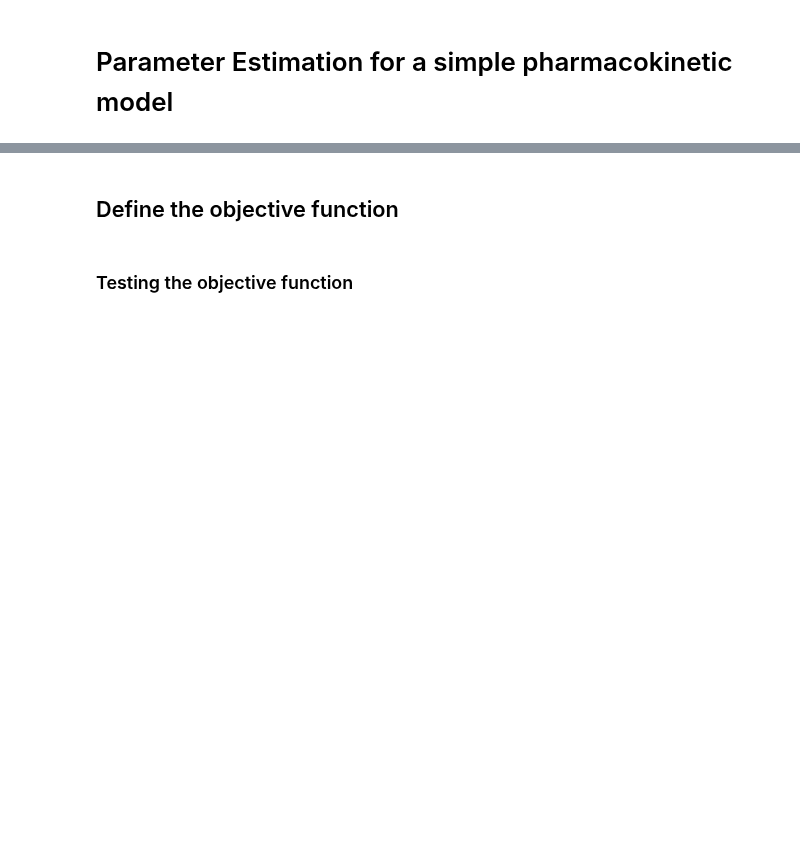
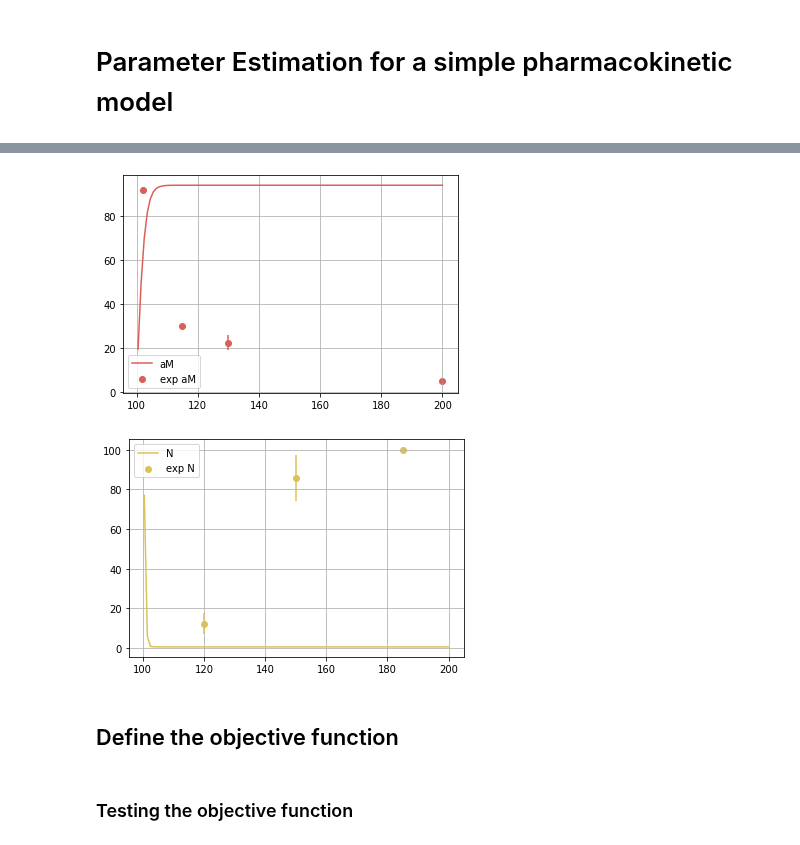
Before and after one commit to AnEvilBurrito/new-peak-project, a Jupyter notebook: src/parameter_estimation.ipynb, the cells around one changed output, grey strips where cells are left out. Saved outputs shown, nothing was run; the diff lists cells and outputs as text; code cells hidden in the pictures; blank space fills up the shorter version.

```diff
--- a/src/parameter_estimation.ipynb
+++ b/src/parameter_estimation.ipynb
@@ -580,2 +613,45 @@ plt.show()
+# %%
+ex = ExperimentalDataHelper()
+ex.load_data('example/example_data.csv', delimiter='\t')
+# print(ex.get_data())
+# states = model.get_state_variables().keys()
+# for s in states:
+#     # print(s)
+#     plt.plot(res['time'], res[f'[{s}]'], label=s)
+
+# # plt.scatter(mock_time_added, mock_A_ave, label='mock aM', color='orange')
+# plt.legend()
+# plt.show()
+
+# alternatively, plot only after stimulation time
+# compare M with mock M data
+
+def plot_state_with_exp_data(exp_state: str, sim_result, mock_time, mock_data, mock_data_std, stim_time, color='blue'):
+    plt.plot(sim_result['time'][stim_time:], sim_result[f'{exp_state}'][stim_time:], label=exp_state, color=color)
+    plt.scatter(mock_time, mock_data, label=f'exp {exp_state}', color=color)
+    plt.errorbar(mock_time, mock_data, yerr=mock_data_std, fmt='none', color=color)
+    plt.grid()
+    plt.legend()
+    plt.show()
+
+
+
+# define toy data for aN, assume different mock_time
+
+# alternatively, plot only after stimulation time
+# compare M with mock M data
+exp_states = ex.get_experimental_states()
+for i,s in enumerate(exp_states):
+    exp_data = ex.get_state_average_for_each_time_point(s)
+    exp_data_std = ex.get_state_std_for_each_time_point(s)
+    exp_time = ex.get_state_modified_time(s, stim_time)
+
+    # print(np.array(exp_data))
+    # print(np.array(exp_data_std))
+    # print(np.array(exp_time))
+    plot_state_with_exp_data(s, res, exp_time, exp_data, exp_data_std, stim_time, color=colours[i])
+# %% [output]
+[figure, added]
+[figure, added]
 # %% [markdown]
 ## Define the objective function
```
Also changed, not shown: parts of 17 cells of this notebook, 5 other files.
